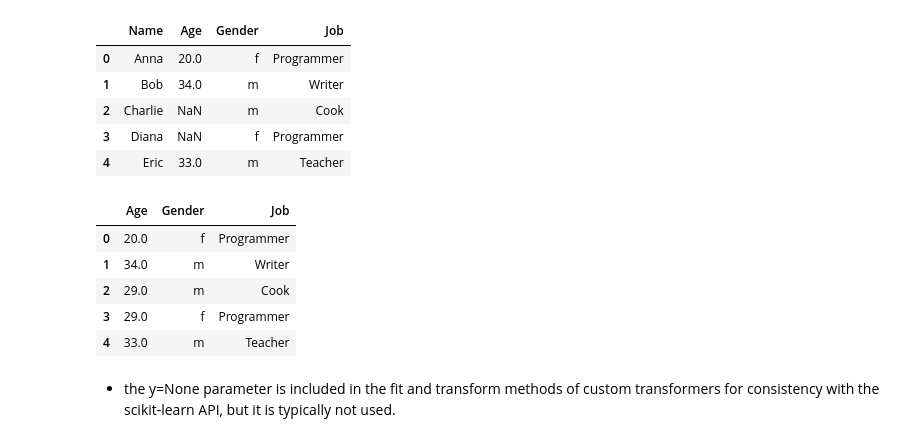
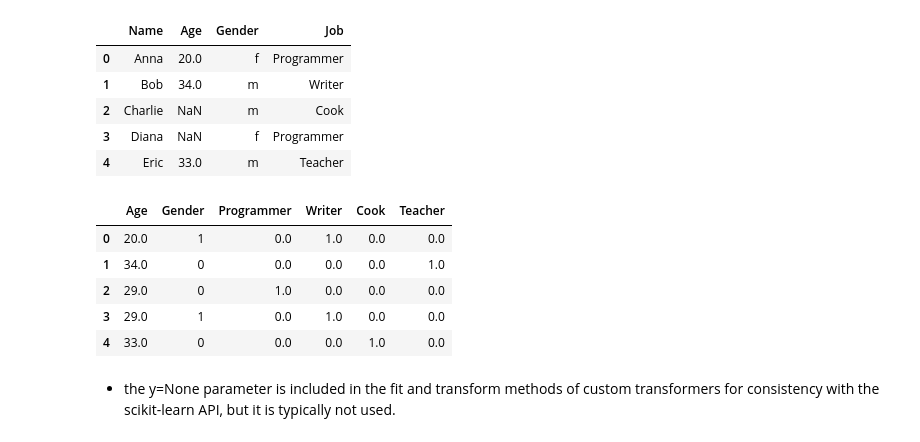
Before and after one commit to AzadMehedi/Data-Pipeline, a Jupyter notebook: Professional_Preprocessing_with_Pipelines_in_Python.ipynb, the cells around one changed output. Cells and saved outputs as stored; diff of their text form; code cells hidden in the pictures.

```diff
--- a/Professional_Preprocessing_with_Pipelines_in_Python.ipynb
+++ b/Professional_Preprocessing_with_Pipelines_in_Python.ipynb
@@ -210,49 +210,49 @@ class NameDroper(BaseEstimator, TransformerMixin):
     return self
 
   def transform(self, X):
     return X.drop(['Name'], axis=1)
 
 class AgeImputer(BaseEstimator, TransformerMixin):
 
   def fit(self, X, y=None):
     return self
 
   def transform(self, X):
     imputer = SimpleImputer(strategy='mean')
     X['Age'] = imputer.fit_transform(X[['Age']])
     return X
 
 class FeatureEncoder(BaseEstimator, TransformerMixin):
 
   def fit(self, X, y=None):
-    return X
+    return self
 
   def transform(self, X):
     gender_dict = {'m':0, 'f':1}
     X['Gender'] = [gender_dict[g] for g in X['Gender']]
 
-# One Hot Encoding
+    # One Hot Encoding
     encoder = OneHotEncoder()
-    matrix = encoder.fit_transform(df[['Job']]).toarray()
+    matrix = encoder.fit_transform(X[['Job']]).toarray()
 
     column_names = ['Programmer','Writer','Cook','Teacher']
 
     for i in range(len(matrix.T)):
       X[column_names[i]] = matrix.T[i]
+    return X.drop(['Job'], axis=1)
 
-    return X.drop(['Job'], axis=1)
+
+droper = NameDroper()
+imputer = AgeImputer()
+encoder = FeatureEncoder()
+
+encoder.fit_transform(imputer.fit_transform(droper.fit_transform(df)))
+# %% [output]
+|  | Age | Gender | Programmer | Writer | Cook | Teacher |
+| 0 | 20.0 | 1 | 0.0 | 1.0 | 0.0 | 0.0 |
+| 1 | 34.0 | 0 | 0.0 | 0.0 | 0.0 | 1.0 |
+| 2 | 29.0 | 0 | 1.0 | 0.0 | 0.0 | 0.0 |
+| 3 | 29.0 | 1 | 0.0 | 1.0 | 0.0 | 0.0 |
+| 4 | 33.0 | 0 | 0.0 | 0.0 | 1.0 | 0.0 |
-# %%
-droper = NameDroper()
-imputer = AgeImputer()
-enc = FeatureEncoder()
-
-imputer.fit_transform(droper.fit_transform(df))
-# %% [output]
-|  | Age | Gender | Job |
-| 0 | 20.0 | f | Programmer |
-| 1 | 34.0 | m | Writer |
-| 2 | 29.0 | m | Cook |
-| 3 | 29.0 | f | Programmer |
-| 4 | 33.0 | m | Teacher |
 # %% [markdown]
 - the y=None parameter is included in the fit and transform methods of custom transformers for consistency with the scikit-learn API, but it is typically not used.
```
Also changed, not shown: parts of 2 cells of this notebook.
